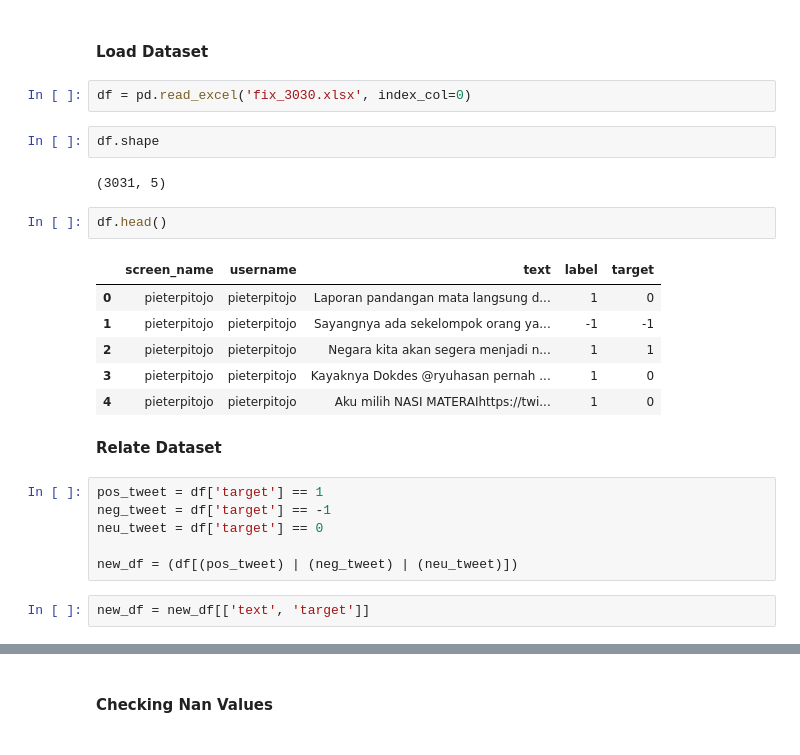
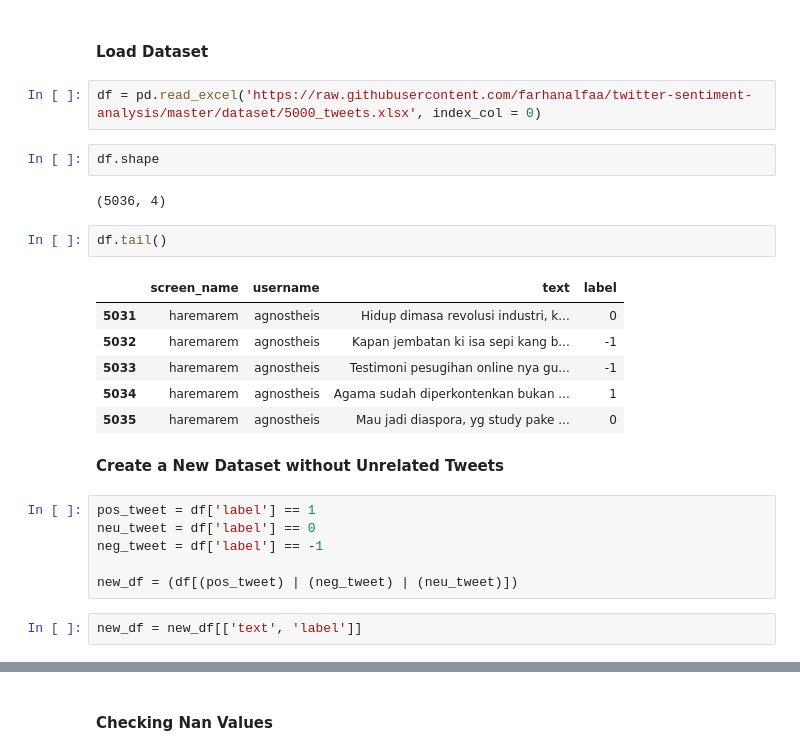
Before and after one commit to farhanalfaa/twitter-sentiment-analysis, a Jupyter notebook: program/[Part_2]_Exploratory_Data_Analysis.ipynb, the cells around one changed output, grey strips where cells are left out. Drawn from its saved outputs; the diff is of its cells as text.

```diff
--- a/program/[Part_2]_Exploratory_Data_Analysis.ipynb
+++ b/program/[Part_2]_Exploratory_Data_Analysis.ipynb
@@ -34,30 +27,30 @@ stop = set(stopwords.words('indonesian'))
 # %% [markdown]
 #### **Load Dataset**
 # %%
-df = pd.read_excel('fix_3030.xlsx', index_col=0)
+df = pd.read_excel('https://raw.githubusercontent.com/farhanalfaa/twitter-sentiment-analysis/master/dataset/5000_tweets.xlsx', index_col = 0)
 # %%
 df.shape
 # %% [output]
-(3031, 5)
+(5036, 4)
 # %%
-df.head()
+df.tail()
 # %% [output]
-|  | screen_name | username | text | label | target |
-| 0 | pieterpitojo | pieterpitojo | Laporan pandangan mata langsung d... | 1 | 0 |
-| 1 | pieterpitojo | pieterpitojo | Sayangnya ada sekelompok orang ya... | -1 | -1 |
-| 2 | pieterpitojo | pieterpitojo | Negara kita akan segera menjadi n... | 1 | 1 |
-| 3 | pieterpitojo | pieterpitojo | Kayaknya Dokdes @ryuhasan pernah ... | 1 | 0 |
-| 4 | pieterpitojo | pieterpitojo | Aku milih NASI MATERAIhttps://twi... | 1 | 0 |
+|  | screen_name | username | text | label |
+| 5031 | haremarem | agnostheis | Hidup dimasa revolusi industri, k... | 0 |
+| 5032 | haremarem | agnostheis | Kapan jembatan ki isa sepi kang b... | -1 |
+| 5033 | haremarem | agnostheis | Testimoni pesugihan online nya gu... | -1 |
+| 5034 | haremarem | agnostheis | Agama sudah diperkontenkan bukan ... | 1 |
+| 5035 | haremarem | agnostheis | Mau jadi diaspora, yg study pake ... | 0 |
-# %% [markdown]
-**Relate Dataset**
+# %% [markdown]
+**Create a New Dataset without Unrelated Tweets**
 # %%
-pos_tweet = df['target'] == 1
-neg_tweet = df['target'] == -1
-neu_tweet = df['target'] == 0
+pos_tweet = df['label'] == 1
+neu_tweet = df['label'] == 0
+neg_tweet = df['label'] == -1
 
 new_df = (df[(pos_tweet) | (neg_tweet) | (neu_tweet)])
 # %%
-new_df = new_df[['text', 'target']]
+new_df = new_df[['text', 'label']]
 # %%
 new_df.shape
 # %% [output]
```
Also changed, not shown: parts of 49 cells of this notebook.
